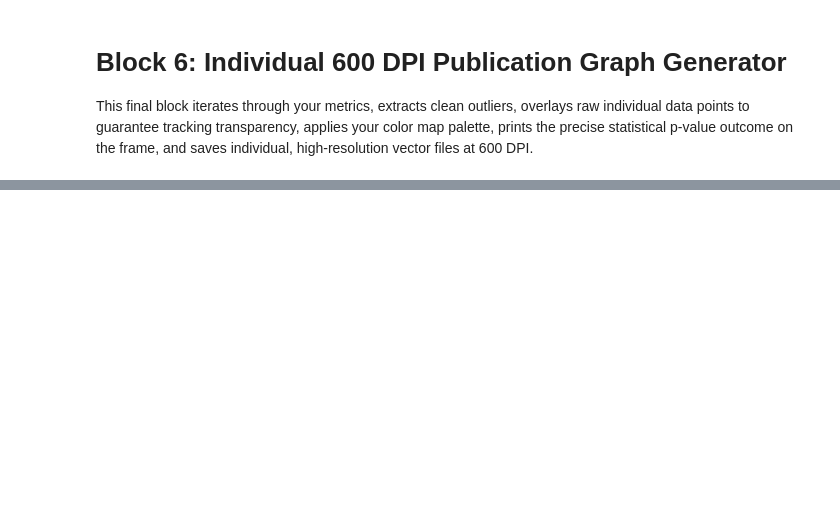
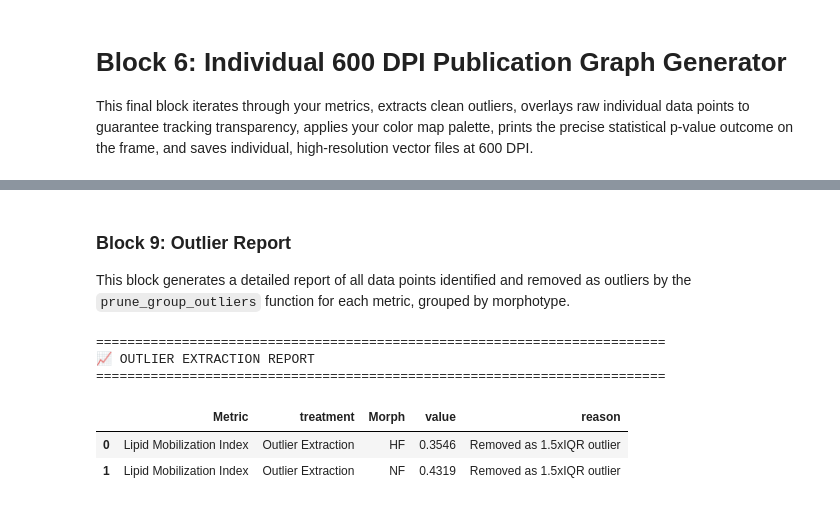
Before and after one commit to LielUziahu/12th_GetTogether, a Jupyter notebook: Histology_Morphometrics_and_Lipids.ipynb, the cells around one changed output, grey strips where cells are left out. Saved outputs shown, nothing was run; the diff lists cells and outputs as text; code cells hidden in the pictures; blank space fills up the shorter version.

```diff
--- a/Histology_Morphometrics_and_Lipids.ipynb
+++ b/Histology_Morphometrics_and_Lipids.ipynb
@@ -325,0 +385,51 @@ Statistical Outcome for Consumption_Index: p = 0.0352 *
+# %% [markdown]
+### Block 9: Outlier Report
+This block generates a detailed report of all data points identified and removed as outliers by the `prune_group_outliers` function for each metric, grouped by morphotype.
+# %%
+outlier_report_data = []
+
+for metric in metrics_to_test:
+    # Original data for the metric
+    original_df = master_df[['Morph', metric]].copy()
+
+    # Cleaned data after outlier pruning
+    cleaned_df = prune_group_outliers(master_df, 'Morph', metric)
+
+    # Iterate through each morphotype (HF, NF) to find outliers
+    for morph_type in ['HF', 'NF']:
+        original_morph_data = original_df[original_df['Morph'] == morph_type]
+        cleaned_morph_data = cleaned_df[cleaned_df['Morph'] == morph_type]
+
+        # Find outliers by comparing original and cleaned dataframes
+        # Convert to sets for efficient comparison, then find the difference
+        original_values = set(original_morph_data[metric].values)
+        cleaned_values = set(cleaned_morph_data[metric].values)
+
+        outlier_values = list(original_values - cleaned_values)
+
+        for outlier_val in outlier_values:
+            outlier_report_data.append({
+                'Metric': title_dictionary[metric],
+                'treatment': 'Outlier Extraction',
+                'Morph': morph_type,
+                'value': outlier_val,
+                'reason': 'Removed as 1.5xIQR outlier'
+            })
+
+# Create DataFrame for display
+df_outlier_report = pd.DataFrame(outlier_report_data)
+
+print("=========================================================================")
+print("📈 OUTLIER EXTRACTION REPORT")
+print("=========================================================================")
+display(df_outlier_report)
+
+# Optional: Export to CSV
+df_outlier_report.to_csv("outlier_report.csv", index=False)
+# %% [output]
+=========================================================================
+📈 OUTLIER EXTRACTION REPORT
+=========================================================================
+|  | Metric | treatment | Morph | value | reason |
+| 0 | Lipid Mobilization Index | Outlier Extraction | HF | 0.3546 | Removed as 1.5xIQR outlier |
+| 1 | Lipid Mobilization Index | Outlier Extraction | NF | 0.4319 | Removed as 1.5xIQR outlier |
```
Also changed, not shown: parts of 10 cells of this notebook.
